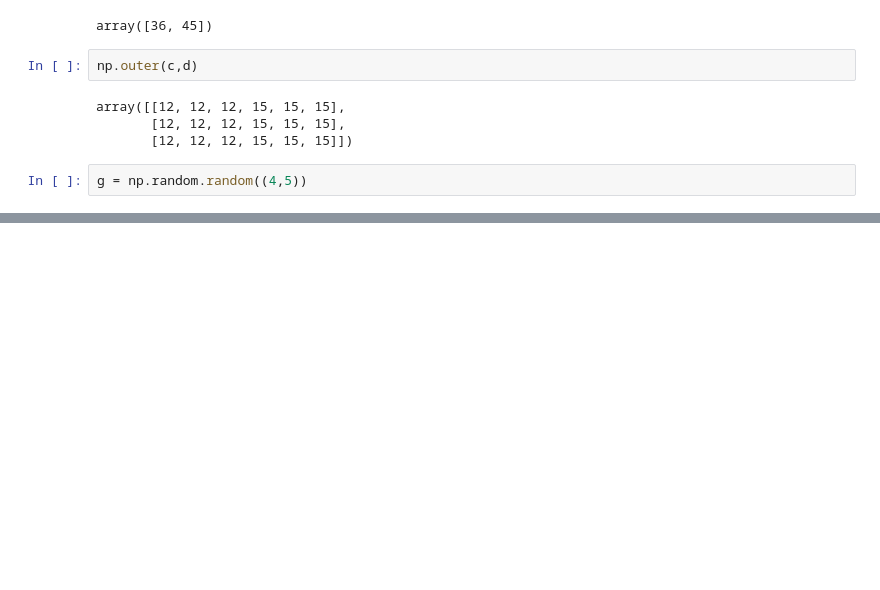
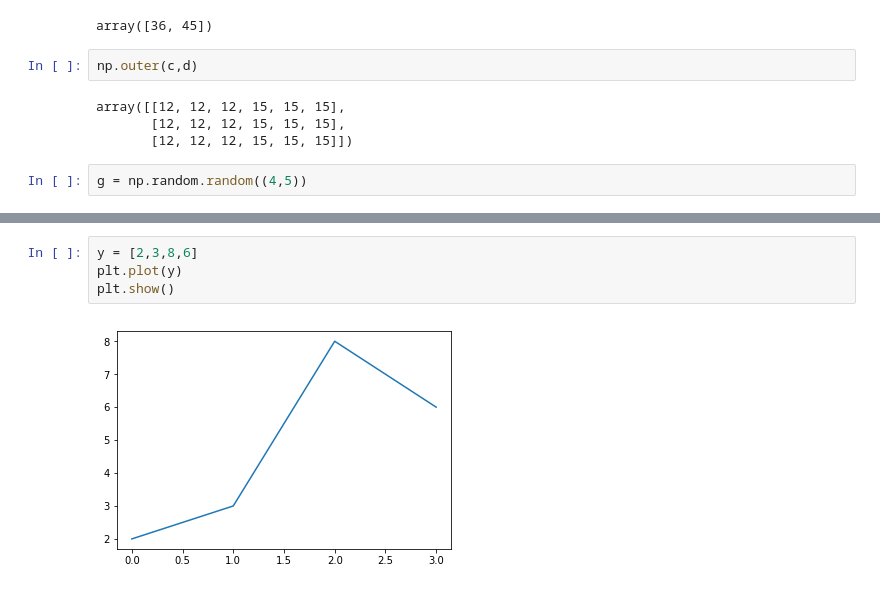
Before and after one commit to championballer/one-fourth-labs-deep-learning, a Jupyter notebook: Python Basics/2408_PythonBasics.ipynb, the cells around one changed output, grey strips where cells are left out. Saved outputs shown, nothing was run; the diff lists cells and outputs as text; blank space fills up the shorter version.

```diff
--- a/Python Basics/2408_PythonBasics.ipynb
+++ b/Python Basics/2408_PythonBasics.ipynb
@@ -820,0 +868,6 @@ array([[0., 1., 4., 7., 0., 4.],
+# %%
+y = [2,3,8,6]
+plt.plot(y)
+plt.show()
+# %% [output]
+[figure, added]
```
Also changed, not shown: parts of 24 cells of this notebook.
